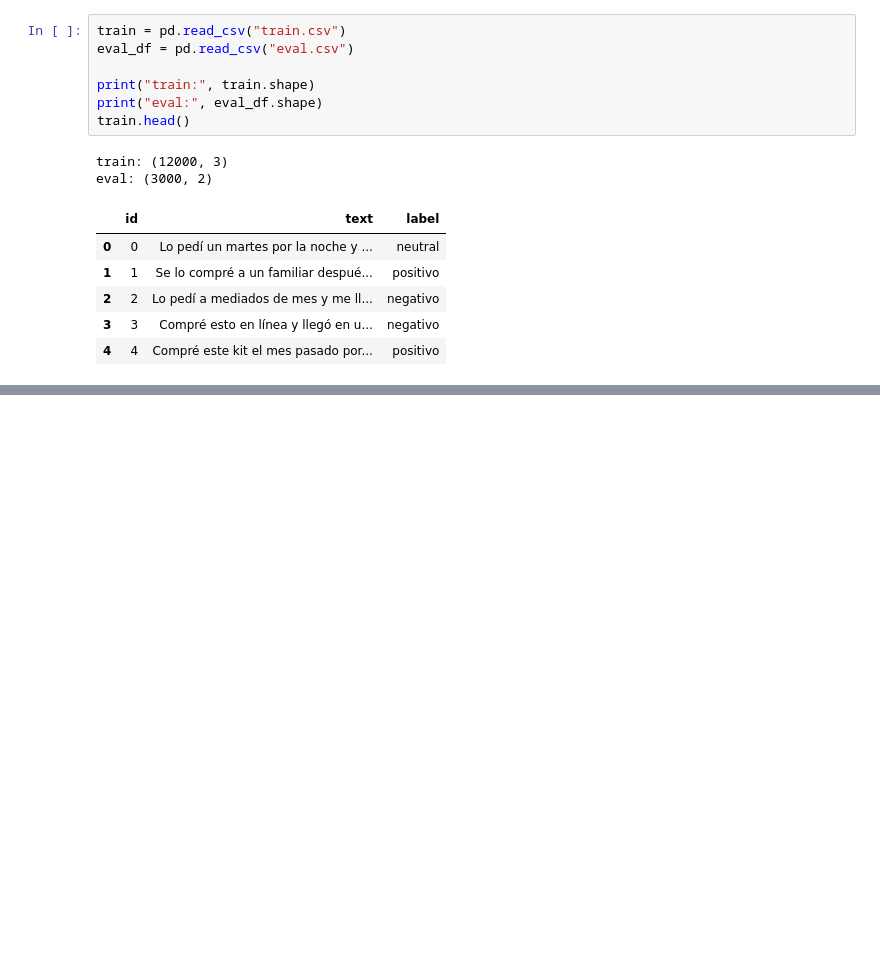
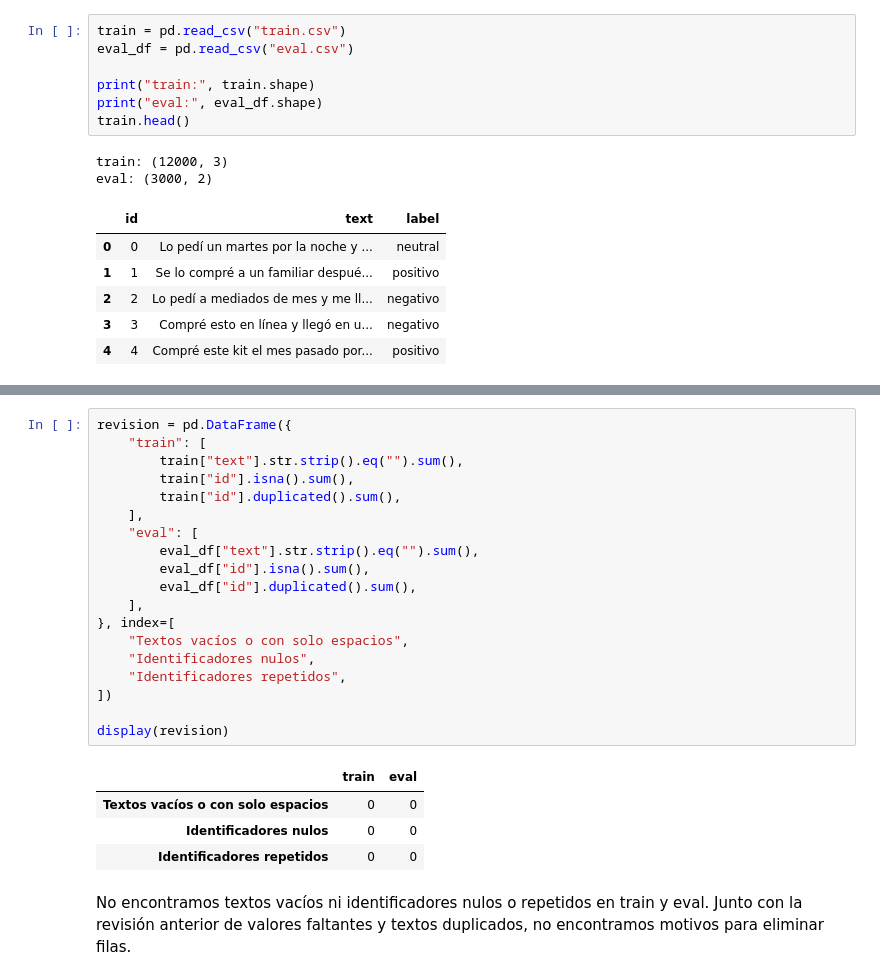
Before and after one commit to jmfonsecau/ISIS-2611-Proyecto-Parte-1, a Jupyter notebook: notebook_proyecto.ipynb, the cells around one changed output, grey strips where cells are left out. Cells and saved outputs as stored; diff of their text form; blank space fills up the shorter version.

```diff
--- a/notebook_proyecto.ipynb
+++ b/notebook_proyecto.ipynb
@@ -63,0 +109,28 @@ eval: (3000, 2)
+# %%
+revision = pd.DataFrame({
+    "train": [
+        train["text"].str.strip().eq("").sum(),
+        train["id"].isna().sum(),
+        train["id"].duplicated().sum(),
+    ],
+    "eval": [
+        eval_df["text"].str.strip().eq("").sum(),
+        eval_df["id"].isna().sum(),
+        eval_df["id"].duplicated().sum(),
+    ],
+}, index=[
+    "Textos vacíos o con solo espacios",
+    "Identificadores nulos",
+    "Identificadores repetidos",
+])
+
+display(revision)
+# %% [output]
+|  | train | eval |
+| Textos vacíos o con solo espacios | 0 | 0 |
+| Identificadores nulos | 0 | 0 |
+| Identificadores repetidos | 0 | 0 |
+# %% [markdown]
+No encontramos textos vacíos ni identificadores nulos o repetidos en
+train y eval. Junto con la revisión anterior de valores faltantes y
+textos duplicados, no encontramos motivos para eliminar filas.
```
Also changed, not shown: parts of 5 cells of this notebook.
